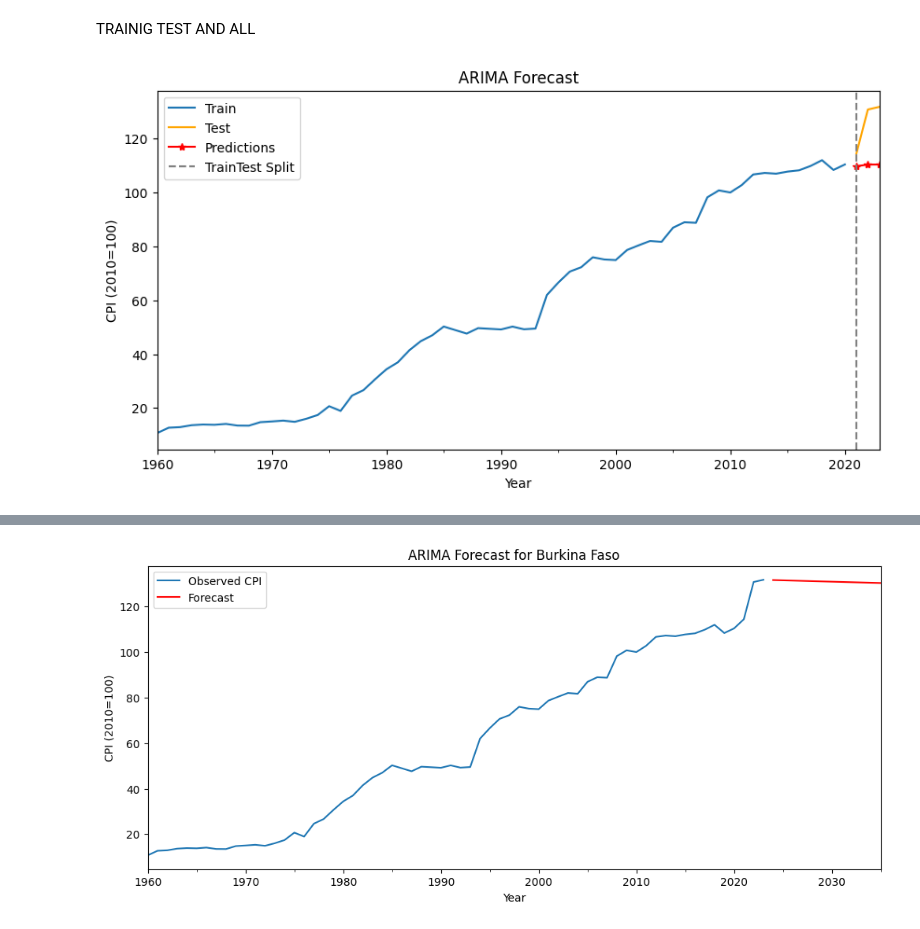
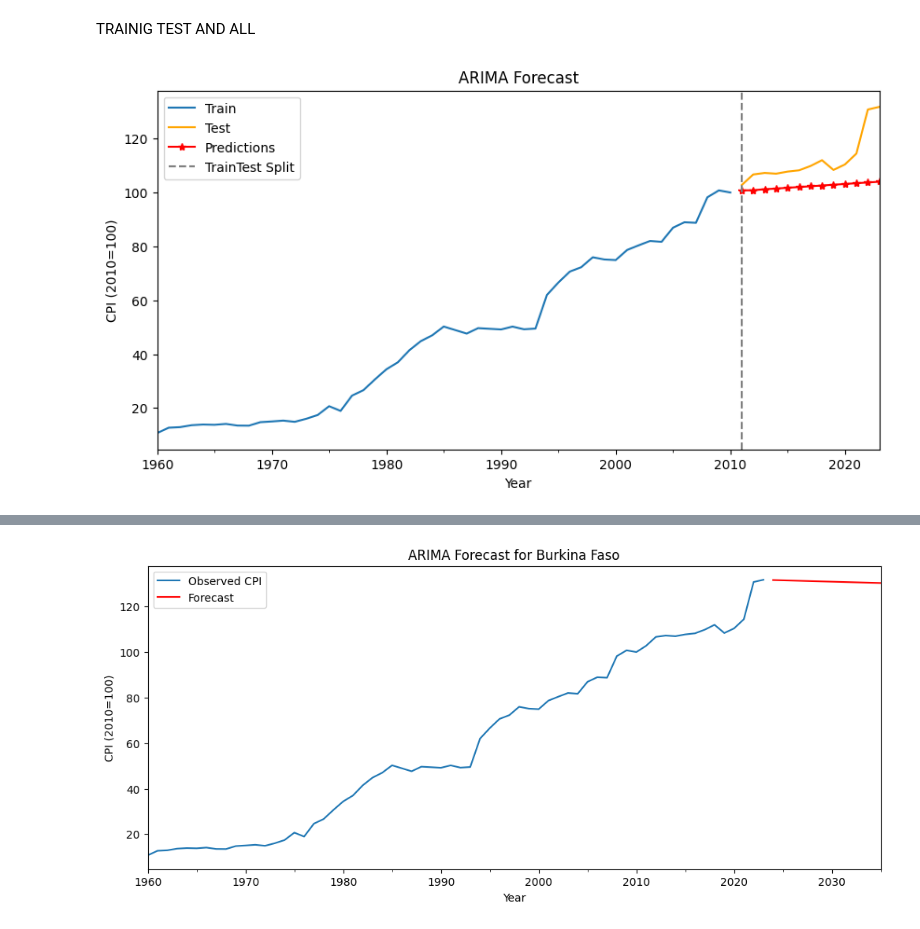
Before and after one commit to Lestonrego/Time-series, a Jupyter notebook: Time_Series.ipynb, the cells around one changed output, grey strips where cells are left out. Cells and saved outputs as stored; diff of their text form; code cells hidden in the pictures.

```diff
--- a/Time_Series.ipynb
+++ b/Time_Series.ipynb
@@ -344,33 +344,33 @@ import matplotlib.pyplot as plt
 
 
 data["Year"] = pd.to_datetime(data["Year"], format="%Y")
 
 
 X=data[["Year"]]
 y=data.set_index("Year")["Consumer price index (2010 = 100)"]
-X_train, X_test, y_train, y_test = train_test_split(X, y,train_size=0.96,shuffle=False)
+X_train, X_test, y_train, y_test = train_test_split(X, y,train_size=0.80,shuffle=False)
 model=ARIMA(y_train, order=(1,2,0))
 result=model.fit()
 start=len(y_train)
 end=len(y_train)+len(y_test)-1
 predictions=result.predict(start=start,end=end, typ="levels")
 predictions.index = X_test["Year"].values
 
 
 y_train.index = X_train["Year"].values
 y_test.index = X_test["Year"].values
 #inflation
 test_inflation=predictions.pct_change()*100
 plt.figure(figsize=(10,5))
 y_train.plot(label="Train")
 y_test.plot(label="Test", color="orange")
 predictions.plot(label="Predictions", color="red",marker="*")
 plt.axvline(y_test.index[0], color="gray", linestyle="--",label="TrainTest Split")
 plt.legend()
 plt.title("ARIMA Forecast")
 plt.xlabel("Year")
 plt.ylabel("CPI (2010=100)")
 plt.show()
 # %% [output]
-[figure, old version]
+[figure, new version]
 # %%
```
Also changed, not shown: parts of 14 cells of this notebook, 1 other file.
